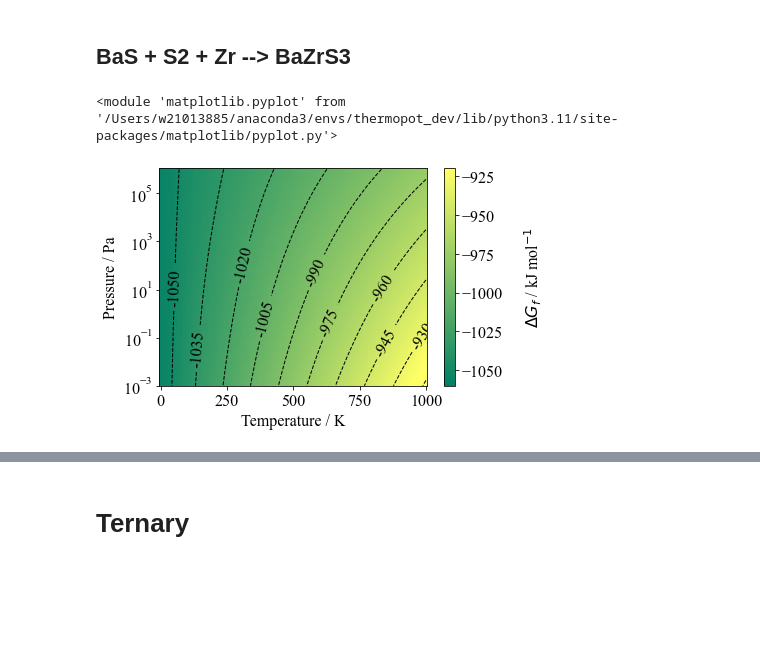
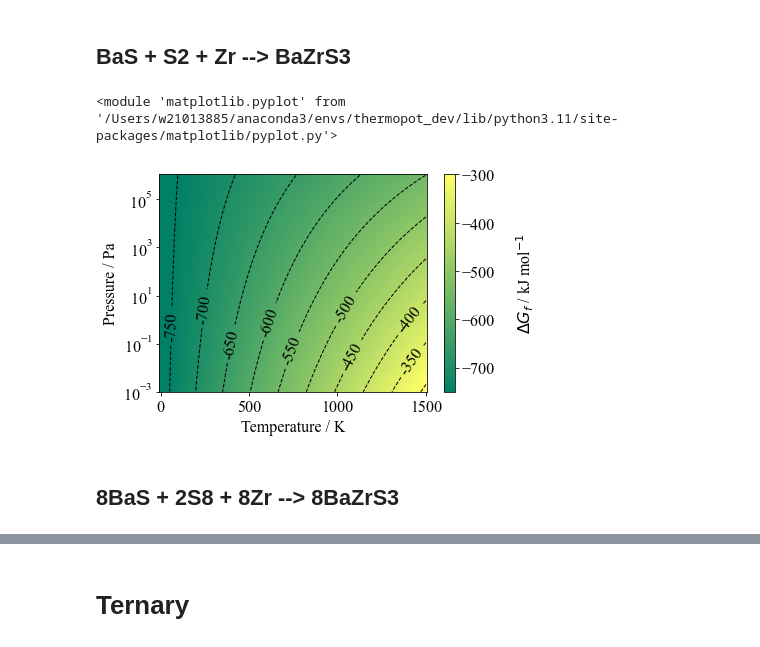
Before and after one commit to prakayastha/BaZrS3_analysis, a Jupyter notebook: paper_analysis.ipynb, the cells around one changed output, grey strips where cells are left out. Saved outputs shown, nothing was run; the diff lists cells and outputs as text; code cells hidden in the pictures; blank space fills up the shorter version.

```diff
--- a/paper_analysis.ipynb
+++ b/paper_analysis.ipynb
@@ -61,6 +61,6 @@ Ba = materials.Solid("Ba",{"Ba": 1},"../BaZrS3/phonopy_output/Ba_Im-3m.dat",calc
 Zr = materials.Solid("Zr",{"Zr": 1},"../BaZrS3/phonopy_output/Zr_P63_mmc.dat",calculation=Zr_calc)
 S =  materials.Solid("S",{"S":1},"../BaZrS3/phonopy_output/S_adam.dat",calculation=S_calc)
 # %%
-T = np.linspace(0,1000,100) # K
+T = np.linspace(0,1500,100) # K
 P = np.array( np.logspace(-3,6,100),ndmin=2).transpose() # Pa
 # %% [markdown]
@@ -141,9 +166,11 @@ GFE.plot_TvsP(scale_range=[-560,-554])
 # %% [markdown]
 ## BaS + S2 + Zr --> BaZrS3
 # %%
-S2_reaction = reactions.Reaction({BaS:8,S2:8,Zr:1},{BaZrS3:1}, temperature=T, pressure=P,fu=1)
-GFE = S8_reaction.Dmu(units="kJ",xc='scan')
-GFE.plot_TvsP(scale_range=[-1060, -920])
+S2_reaction = reactions.Reaction({BaS:1,S2:1,Zr:1},{BaZrS3:1}, temperature=T, pressure=P,fu=1)
+GFE = S2_reaction.Dmu(units="kJ",xc='scan')
+GFE.plot_TvsP(scale_range=[-750, -300])
 # %% [output]
 <module 'matplotlib.pyplot' from '/Users/w21013885/anaconda3/envs/thermopot_dev/lib/python3.11/site-packages/matplotlib/pyplot.py'>
-[figure, old version]
+[figure, new version]
+# %% [markdown]
+## 8BaS + 2S8 + 8Zr --> 8BaZrS3
```
Also changed, not shown: parts of 59 cells of this notebook.
